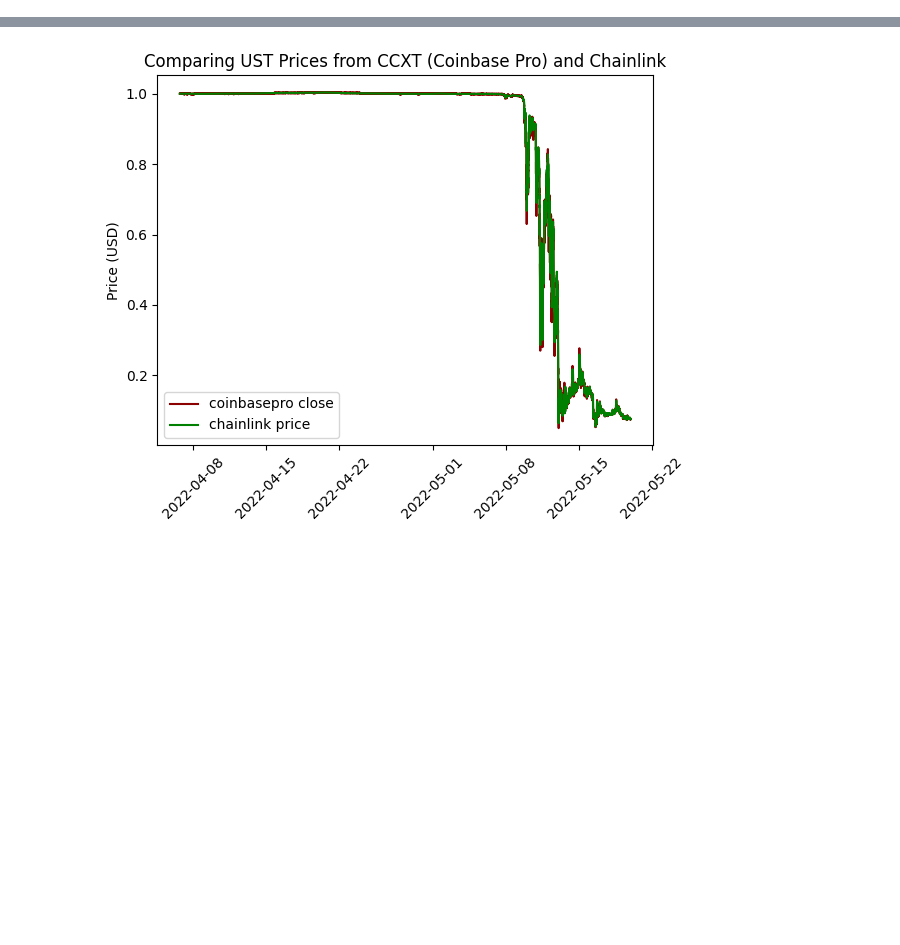
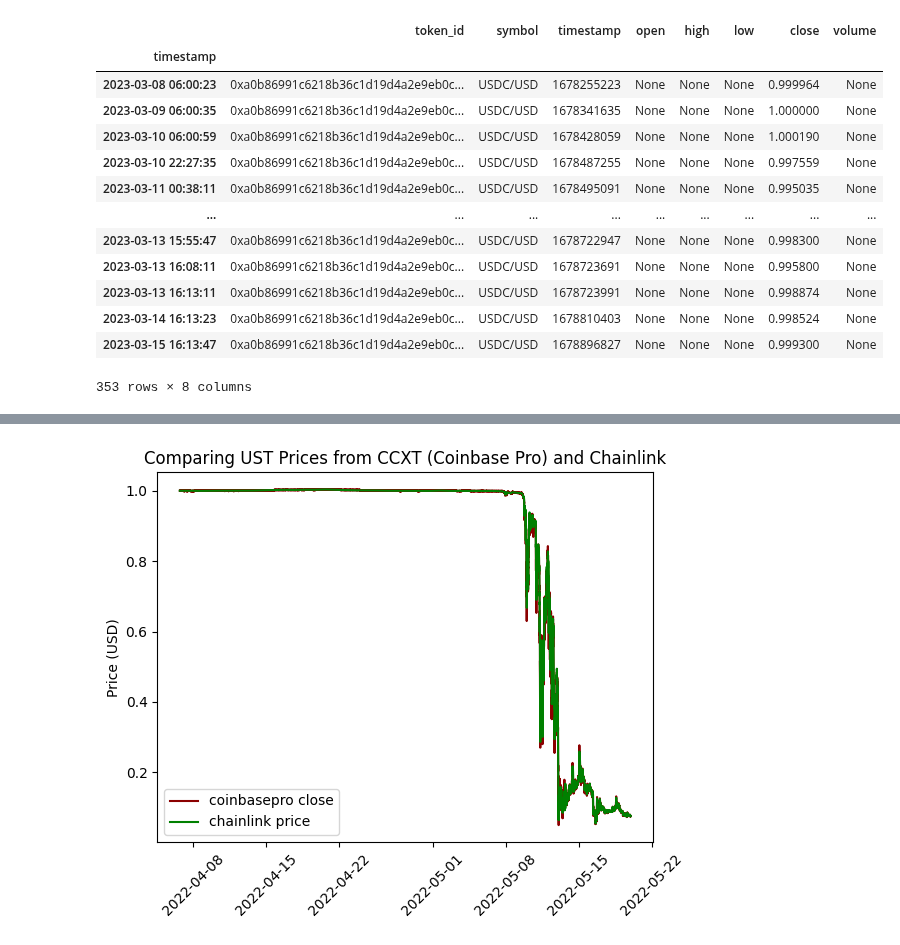
Before and after one commit to xenophonlabs/curve-lp-metrics, a Jupyter notebook: notebooks/ust_prices.ipynb, the cells around one changed output, grey strips where cells are left out. Drawn from its saved outputs; the diff is of its cells as text; code cells hidden in the pictures; blank space fills up the shorter version.

```diff
--- a/notebooks/ust_prices.ipynb
+++ b/notebooks/ust_prices.ipynb
@@ -37,6 +37,4 @@ end_timestamp = datetime.timestamp(datetime(2022, 2, 5))
 # %%
-token = "0xa693b19d2931d498c5b318df961919bb4aee87a5"
-chainlink_address = "0x8b6d9085f310396C6E4f0012783E9f850eaa8a82"
 ohlcv = datafetcher.get_chainlink_prices(token, chainlink_address, start_timestamp, end_timestamp)
 ohlcv = DataHandler.format_token_data(ohlcv)
 ohlcv.index = pd.to_datetime(ohlcv['timestamp'], unit='s')
@@ -45,0 +45,14 @@ HTTPError: 429 Client Error: Too Many Requests for url: https://mainnet.infura.i
+|  | token_id | symbol | timestamp | open | high | low | close | volume |
+| timestamp |  |  |  |  |  |  |  |  |
+| 2023-03-08 06:00:23 | 0xa0b86991c6218b36c1d19d4a2e9eb0c... | USDC/USD | 1678255223 | None | None | None | 0.999964 | None |
+| 2023-03-09 06:00:35 | 0xa0b86991c6218b36c1d19d4a2e9eb0c... | USDC/USD | 1678341635 | None | None | None | 1.000000 | None |
+| 2023-03-10 06:00:59 | 0xa0b86991c6218b36c1d19d4a2e9eb0c... | USDC/USD | 1678428059 | None | None | None | 1.000190 | None |
+| 2023-03-10 22:27:35 | 0xa0b86991c6218b36c1d19d4a2e9eb0c... | USDC/USD | 1678487255 | None | None | None | 0.997559 | None |
+| 2023-03-11 00:38:11 | 0xa0b86991c6218b36c1d19d4a2e9eb0c... | USDC/USD | 1678495091 | None | None | None | 0.995035 | None |
+| ... | ... | ... | ... | ... | ... | ... | ... | ... |
+| 2023-03-13 15:55:47 | 0xa0b86991c6218b36c1d19d4a2e9eb0c... | USDC/USD | 1678722947 | None | None | None | 0.998300 | None |
+| 2023-03-13 16:08:11 | 0xa0b86991c6218b36c1d19d4a2e9eb0c... | USDC/USD | 1678723691 | None | None | None | 0.995800 | None |
+| 2023-03-13 16:13:11 | 0xa0b86991c6218b36c1d19d4a2e9eb0c... | USDC/USD | 1678723991 | None | None | None | 0.998874 | None |
+| 2023-03-14 16:13:23 | 0xa0b86991c6218b36c1d19d4a2e9eb0c... | USDC/USD | 1678810403 | None | None | None | 0.998524 | None |
+| 2023-03-15 16:13:47 | 0xa0b86991c6218b36c1d19d4a2e9eb0c... | USDC/USD | 1678896827 | None | None | None | 0.999300 | None |
+353 rows × 8 columns
```
Also changed, not shown: parts of 7 cells of this notebook, 52 other files.
